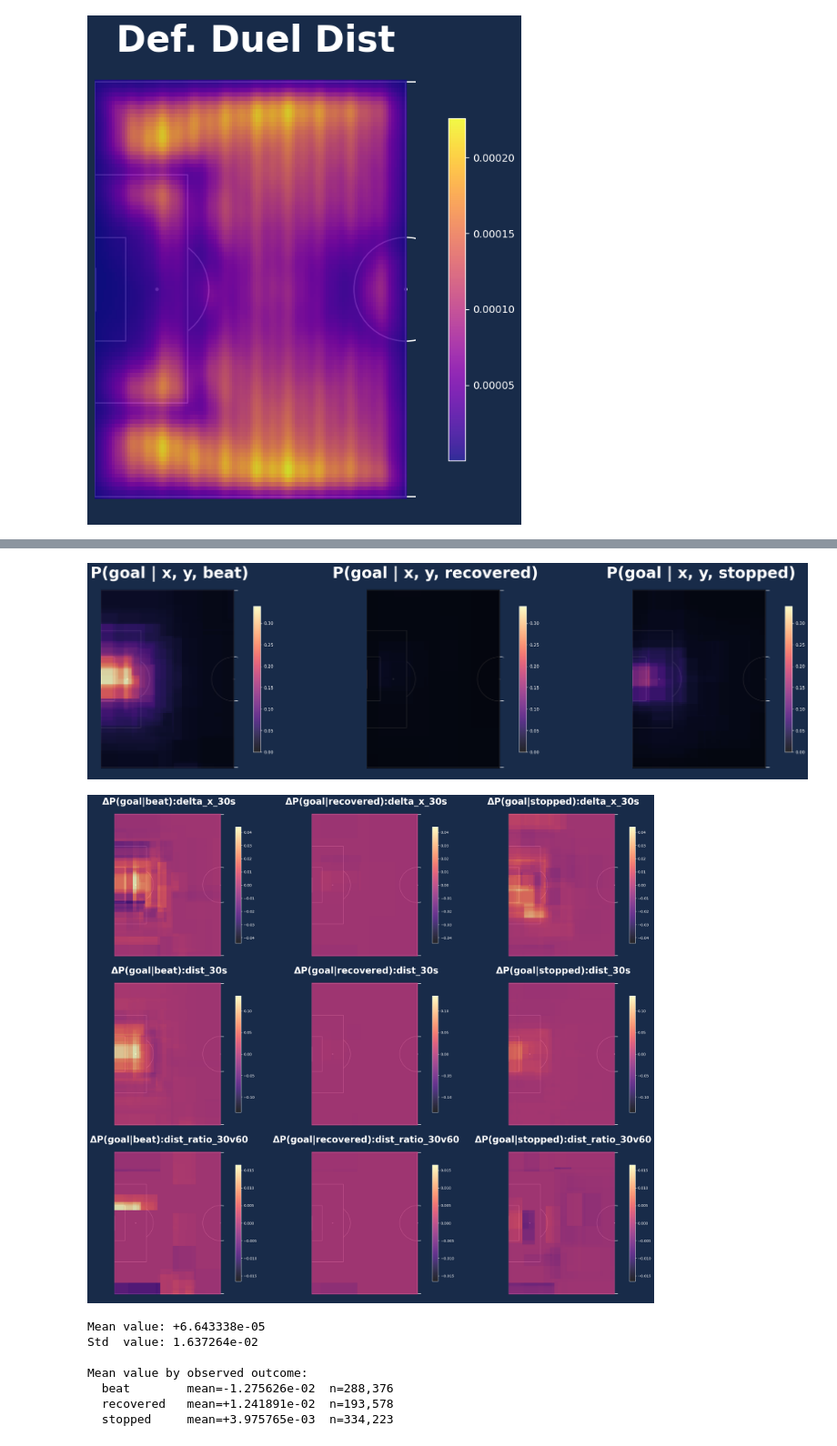
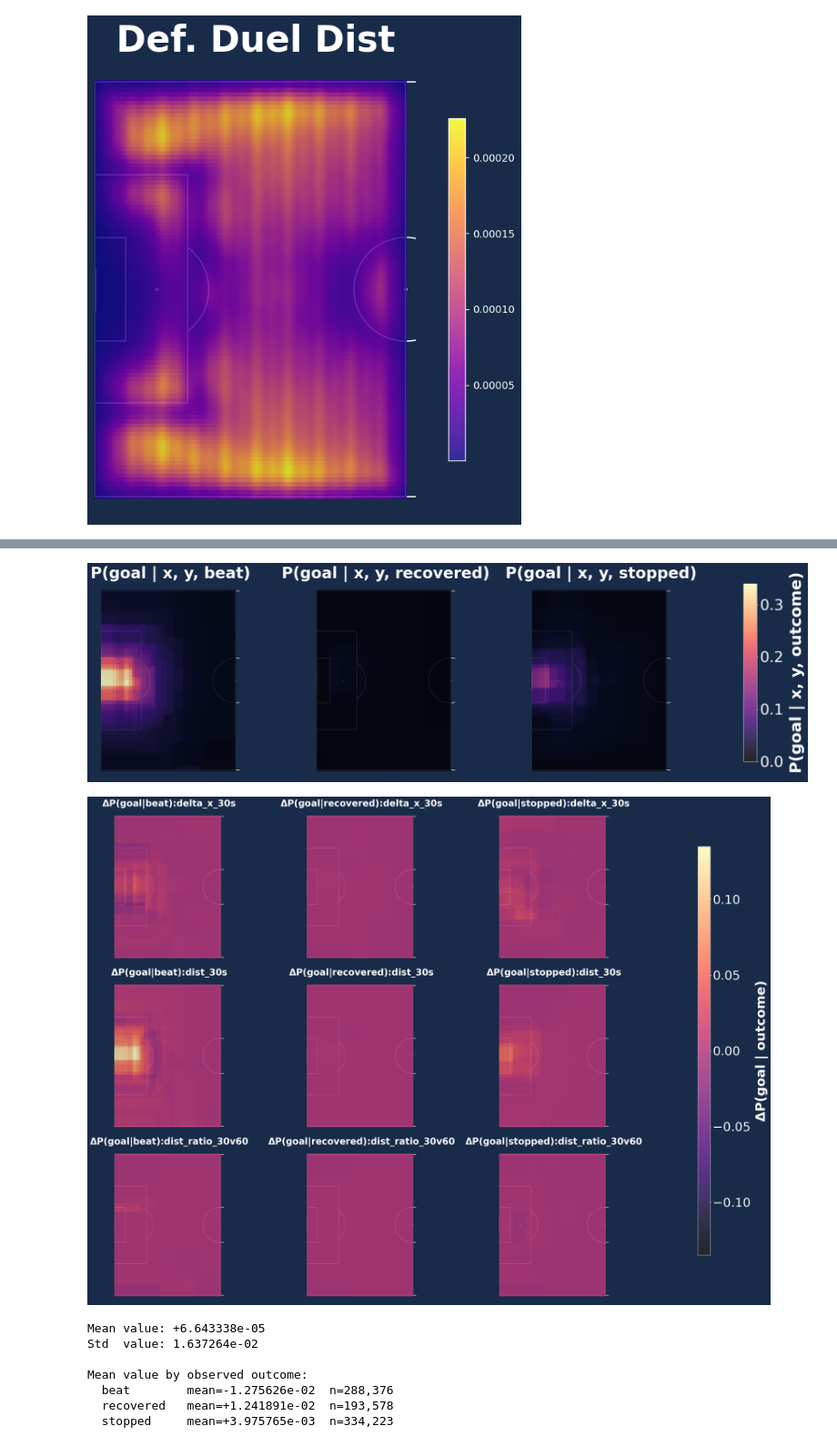
Before and after one commit to zcochran27/HDSI-SCHOLARSHIP-PROJECT-SOCCER-DATA, a Jupyter notebook: Exploration Notebooks/test_modeling_sop_outcome.ipynb, the cells around one changed output, grey strips where cells are left out. Shown at 91% size. Saved outputs shown, nothing was run; the diff lists cells and outputs as text; code cells hidden in the pictures.

```diff
--- a/Exploration Notebooks/test_modeling_sop_outcome.ipynb
+++ b/Exploration Notebooks/test_modeling_sop_outcome.ipynb
@@ -311,12 +359,13 @@ fig = plot_pitch_grid(
     ncols=len(duel_outcome_names),
     fig_name="p_goal_panel_sop",
     cmap=CMAP_P_GOAL,
-    panel_size=(9, 7),
-    title_fontsize=35
+    panel_size=(7, 7),
+    title_fontsize=35,
+    cbar_label="P(goal | x, y, outcome)",
 )
 plt.show()
 # %% [output]
-[figure, old version]
+[figure, new version]
 # %%
 panels = []
 for s, sop_feat in enumerate(sop_cols):
@@ -324,35 +373,36 @@ for s, sop_feat in enumerate(sop_cols):
     high_feat = sop_median.copy(); high_feat[s] = sop_high[s]
 
     per_outcome_diff = []
     for c in range(len(duel_outcome_names)):
         g_low  = np.column_stack([grid_xy, np.tile(low_feat,  (len(grid_xy), 1)), np.full(len(grid_xy), c)])
         g_high = np.column_stack([grid_xy, np.tile(high_feat, (len(grid_xy), 1)), np.full(len(grid_xy), c)])
         p_low  = model.predict_proba(g_low)[:, 1]
         p_high = model.predict_proba(g_high)[:, 1]
         per_outcome_diff.append(p_high - p_low)
 
     vmax = float(max(np.abs(d).max() for d in per_outcome_diff))
     for o, cls in enumerate(duel_outcome_names):
         d = per_outcome_diff[o].reshape(gx.shape)
         panels.append({
             "z": d,
             "title": f"ΔP(goal|{cls}):{sop_feat}",
             "name": f"delta_p_goal_{cls}_{sop_feat}",
             "vmin": -vmax,
             "vmax": vmax,
         })
 
 fig = plot_pitch_grid(
     panels,
     ncols=len(duel_outcome_names),
     fig_name="delta_p_goal_sensitivity",
     cmap=CMAP_P_GOAL,
     panel_size=(8, 6.5),
-    title_fontsize=25
+    title_fontsize=25,
+    cbar_label="ΔP(goal | outcome)",
 )
 plt.show()
 # %% [output]
-[figure, old version]
+[figure, new version]
 # %%
 X_xy_sop = df[outcome_feat_cols].to_numpy()  # (N, 5): [x, y, *sop_cols]
 observed_outcome_codes = df["duel_outcome_code"].to_numpy()
```
Also changed, not shown: parts of 8 cells of this notebook, 18 other files.
